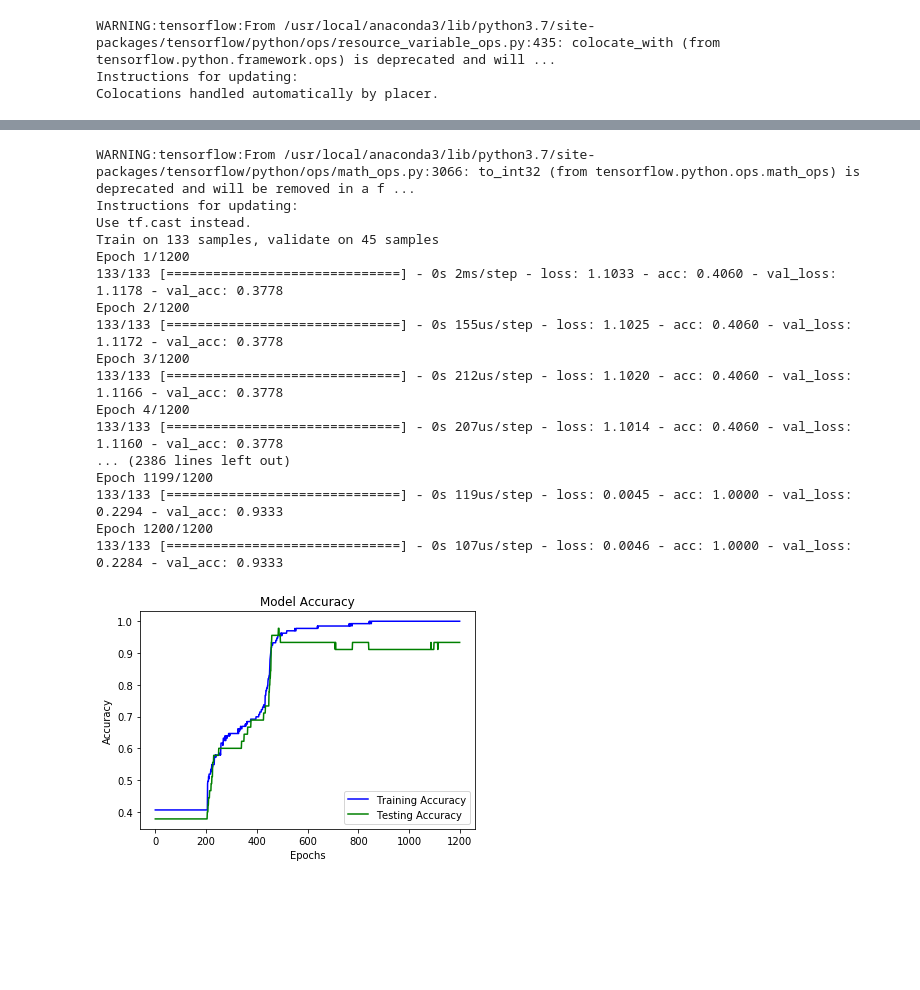
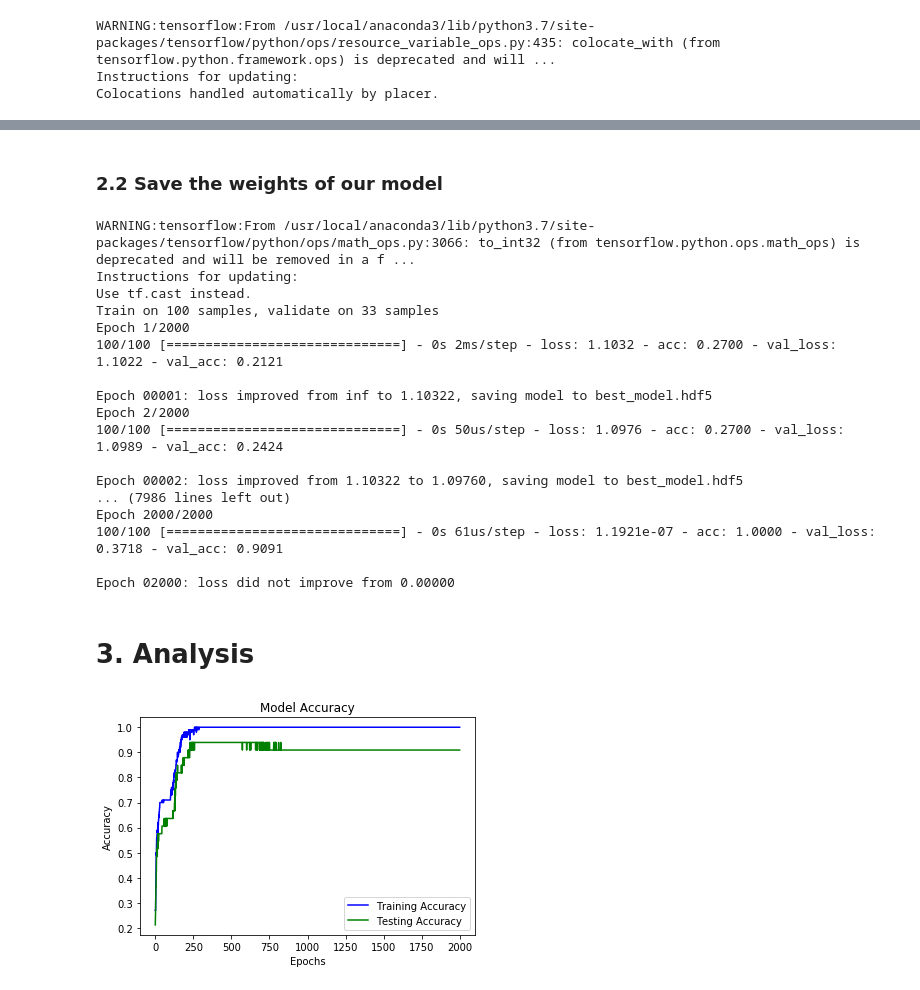
Before and after one commit to chloequinto/Deep-Learning, a Jupyter notebook: hw/1_Shallow_Neural_Network.ipynb, the cells around one changed output, grey strips where cells are left out. Saved outputs shown, nothing was run; the diff lists cells and outputs as text; code cells hidden in the pictures; blank space fills up the shorter version.

```diff
--- a/hw/1_Shallow_Neural_Network.ipynb
+++ b/hw/1_Shallow_Neural_Network.ipynb
@@ -141,11 +153,11 @@ xtest = scale.fit_transform(xtest)
 # %%
 model = Sequential()
-model.add(Dense(10, input_dim=13, activation='relu'))
+model.add(Dense(10, input_dim=13,activation='relu'))
 model.add(Dense(8, activation='relu'))
 model.add(Dense(6, activation='relu'))
 model.add(Dense(6, activation='relu'))
 model.add(Dense(4, activation='relu'))
-model.add(Dense(3, activation='sigmoid'))
+model.add(Dense(3, activation='softmax'))
 # %% [output]
 WARNING:tensorflow:From /usr/local/anaconda3/lib/python3.7/site-packages/tensorflow/python/ops/resource_variable_ops.py:435: colocate_with (from tensorflow.python.framework.ops) is deprecated and will ...
 Instructions for updating:
@@ -174,47 +210,47 @@ Trainable params: 367
 Non-trainable params: 0
 _________________________________________________________________
 # %%
-from keras import optimizers
-
-model.compile(loss="categorical_crossentropy",
-             optimizer = optimizers.RMSprop(lr = 1e-4),
-             metrics = ["acc"])
+model.compile(loss="categorical_crossentropy", optimizer = optimizers.RMSprop(lr = 1e-3), metrics = ["acc"])
+# %% [markdown]
+### 2.2 Save the weights of our model
+# %%
+checkpoint = ModelCheckpoint("best_model.hdf5", monitor="loss", verbose=1, save_best_only = True, mode="auto", period=1)
 # %%
-history = model.fit(xtrain, ytrain, batch_size=15, epochs=1200, verbose =1, validation_data=(xtest,ytest))
+history = model.fit(xtr, ytr, batch_size=50, epochs=2000, verbose =1, validation_data=(xval,yval), callbacks=[checkpoint])
 # %% [output]
 WARNING:tensorflow:From /usr/local/anaconda3/lib/python3.7/site-packages/tensorflow/python/ops/math_ops.py:3066: to_int32 (from tensorflow.python.ops.math_ops) is deprecated and will be removed in a f ...
 Instructions for updating:
 Use tf.cast instead.
-Train on 133 samples, validate on 45 samples
-Epoch 1/1200
-133/133 [==============================] - 0s 2ms/step - loss: 1.1033 - acc: 0.4060 - val_loss: 1.1178 - val_acc: 0.3778
-Epoch 2/1200
-133/133 [==============================] - 0s 155us/step - loss: 1.1025 - acc: 0.4060 - val_loss: 1.1172 - val_acc: 0.3778
-Epoch 3/1200
-133/133 [==============================] - 0s 212us/step - loss: 1.1020 - acc: 0.4060 - val_loss: 1.1166 - val_acc: 0.3778
-Epoch 4/1200
-133/133 [==============================] - 0s 207us/step - loss: 1.1014 - acc: 0.4060 - val_loss: 1.1160 - val_acc: 0.3778
-... (2386 lines left out)
-Epoch 1199/1200
-133/133 [==============================] - 0s 119us/step - loss: 0.0045 - acc: 1.0000 - val_loss: 0.2294 - val_acc: 0.9333
-Epoch 1200/1200
-133/133 [==============================] - 0s 107us/step - loss: 0.0046 - acc: 1.0000 - val_loss: 0.2284 - val_acc: 0.9333
+Train on 100 samples, validate on 33 samples
+Epoch 1/2000
+100/100 [==============================] - 0s 2ms/step - loss: 1.1032 - acc: 0.2700 - val_loss: 1.1022 - val_acc: 0.2121
+
+Epoch 00001: loss improved from inf to 1.10322, saving model to best_model.hdf5
+Epoch 2/2000
+100/100 [==============================] - 0s 50us/step - loss: 1.0976 - acc: 0.2700 - val_loss: 1.0989 - val_acc: 0.2424
+
+Epoch 00002: loss improved from 1.10322 to 1.09760, saving model to best_model.hdf5
+... (7986 lines left out)
+Epoch 2000/2000
+100/100 [==============================] - 0s 61us/step - loss: 1.1921e-07 - acc: 1.0000 - val_loss: 0.3718 - val_acc: 0.9091
+
+Epoch 02000: loss did not improve from 0.00000
+# %% [markdown]
+# 3. Analysis
 # %%
-import matplotlib.pyplot as plt
-
 train_acc = history.history["acc"]
 valid_acc = history.history["val_acc"]
-epochs = range(1200)
+epochs = range(2000)
 
 plt.plot(epochs, train_acc, "b", label="Training Accuracy")
 plt.plot(epochs, valid_acc, "g", label="Testing Accuracy")
 plt.xlabel('Epochs')
 plt.ylabel('Accuracy')
 plt.legend()
 plt.title("Model Accuracy")
 plt.show()
 # %% [output]
-[figure, old version]
+[figure, new version]
 # %%
 plt.plot(epochs, history.history["loss"], "b", label="Training Loss")
 plt.plot(epochs, history.history["val_loss"], "g", label="Testing Loss")
```
Also changed, not shown: parts of 37 cells of this notebook, 1 other file.
